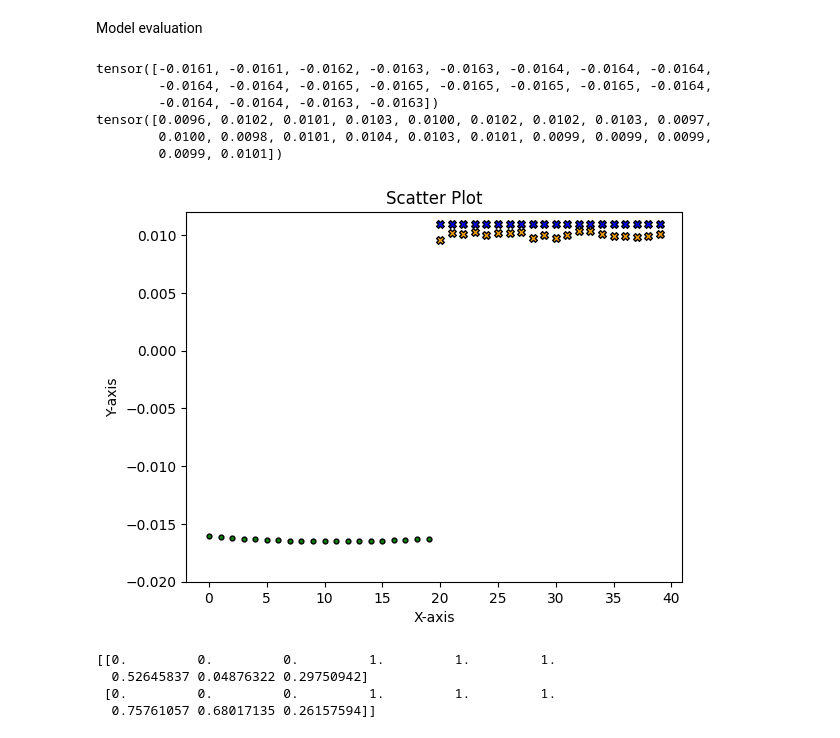
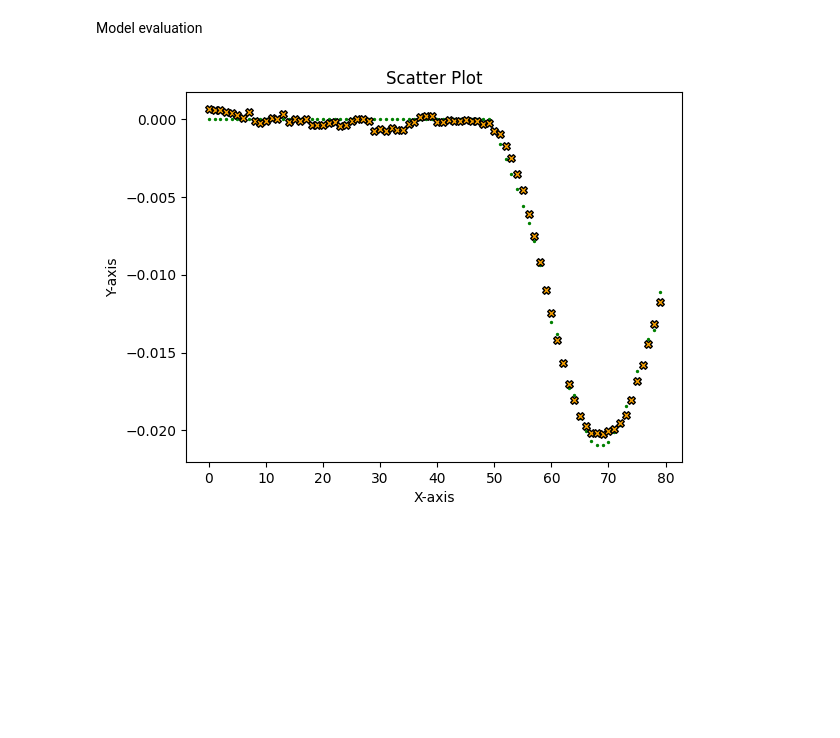
Before and after one commit to Siarzis/ai-tutor, a Jupyter notebook: agc_attack_detection_autoencoder.ipynb, the cells around one changed output. Drawn from its saved outputs; the diff is of its cells as text; code cells hidden in the pictures; blank space fills up the shorter version.

```diff
--- a/agc_attack_detection_autoencoder.ipynb
+++ b/agc_attack_detection_autoencoder.ipynb
@@ -145,24 +180,15 @@ class AutoEncoder(nn.Module):
             nn.ReLU(),
             nn.Linear(128, 64),
             nn.ReLU(),
-            nn.Linear(64, 36),
-            nn.ReLU(),
-            nn.Linear(36, 18),
-            nn.ReLU(),
-            nn.Linear(18, 9)
+            nn.Linear(64, 16),
         )
 
         self.decoder = torch.nn.Sequential(
-            nn.Linear(9, 18),
-            nn.ReLU(),
-            nn.Linear(18, 36),
-            nn.ReLU(),
-            nn.Linear(36, 64),
+            nn.Linear(16, 64),
             nn.ReLU(),
             nn.Linear(64, 128),
             nn.ReLU(),
             nn.Linear(128, input_size),
-            nn.Sigmoid()
         )
 
     def forward(self, x):
@@ -241,53 +287,32 @@ plt.show()
 # %% [markdown]
 Model evaluation
 # %%
-for i, (test_input, test_target) in enumerate(test_tensor):
-    if i == 750:
+for i, test_input in enumerate(test_tensor):
+    if i == 30:
         with torch.no_grad():
 
-            print(test_input)
-            predicted = net(test_input)
-            print(predicted)
+            # print(test_input)
+            reconstructed = net(test_input)
+            # print(reconstructed)
 
             test_input = test_input.numpy()
-            test_target = test_target.numpy()
-            predicted = predicted.detach().numpy()
+            reconstructed = reconstructed.detach().numpy()
 
-            t_max = len(test_target) + len(test_target)
-            t = np.arange(0, t_max)
+            t = np.arange(0, len(test_input[:80]))
 
             # Plot dots
-            plt.scatter(t[:len(test_input)], test_input, color='green', edgecolors='black', s=12)
-            plt.scatter(t[len(predicted):], predicted, color='orange', marker='X', edgecolors='black', s=30)
-            plt.scatter(t[len(test_target):], test_target, color='blue', marker='X', edgecolors='black', s=30)
+            plt.scatter(t, test_input[:80], color='green', s=2)
+            plt.scatter(t, reconstructed[:80], color='orange', marker='X', edgecolors='black', s=30)
 
-            plt.ylim(-0.02, 0.012)
+            # plt.ylim(-0.02, 0.012)
+            # plt.ylim(-0.005, 0.005)
 
             # Set labels and title
             plt.xlabel('X-axis')
             plt.ylabel('Y-axis')
             plt.title('Scatter Plot')
 
             # Show plot
             plt.show()
 # %% [output]
-tensor([-0.0161, -0.0161, -0.0162, -0.0163, -0.0163, -0.0164, -0.0164, -0.0164,
-        -0.0164, -0.0164, -0.0165, -0.0165, -0.0165, -0.0165, -0.0165, -0.0164,
-        -0.0164, -0.0164, -0.0163, -0.0163])
-tensor([0.0096, 0.0102, 0.0101, 0.0103, 0.0100, 0.0102, 0.0102, 0.0103, 0.0097,
-        0.0100, 0.0098, 0.0101, 0.0104, 0.0103, 0.0101, 0.0099, 0.0099, 0.0099,
-        0.0099, 0.0101])
-[figure, old version]
+[figure, new version]
-# %%
-array1 = np.zeros((2, 3))
-array2 = np.ones((2, 3))
-array3 = np.random.rand(2, 3)
-
-merged_array = np.concatenate((array1, array2, array3), axis=1)
-
-print(merged_array)
-# %% [output]
-[[0.         0.         0.         1.         1.         1.
-  0.52645837 0.04876322 0.29750942]
- [0.         0.         0.         1.         1.         1.
-  0.75761057 0.68017135 0.26157594]]
```
Also changed, not shown: parts of 6 cells of this notebook.
